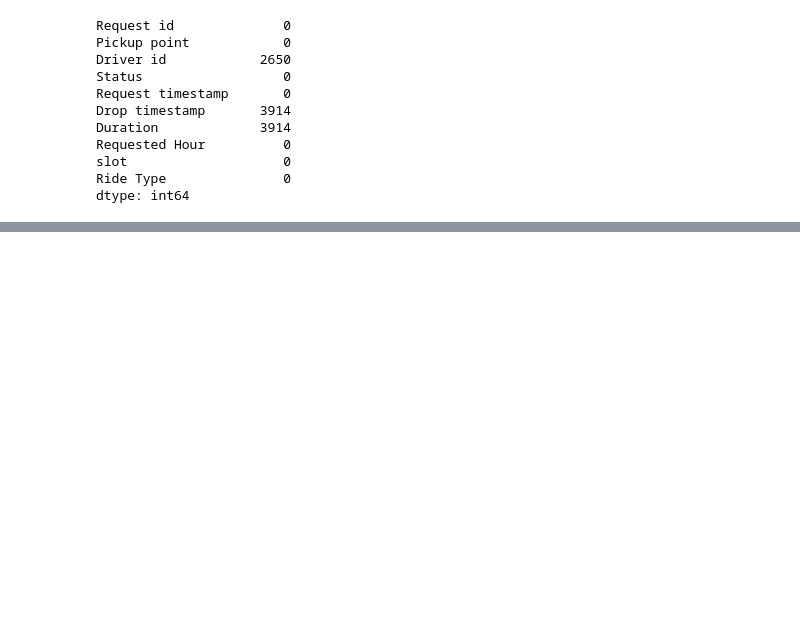
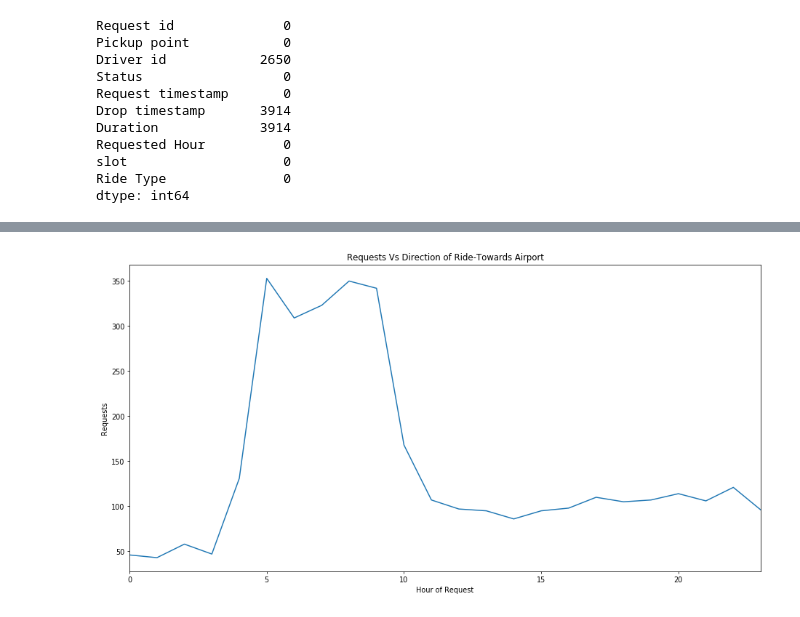
Before and after one commit to gladiatorlearns/PGDDS, a Jupyter notebook: Statistics and Exploratory Data Analytics/Uber Assignment/Uber Supply Demand Gap.ipynb, the cells around one changed output, grey strips where cells are left out. Cells and saved outputs as stored; diff of their text form; code cells hidden in the pictures; blank space fills up the shorter version.

```diff
--- a/Statistics and Exploratory Data Analytics/Uber Assignment/Uber Supply Demand Gap.ipynb
+++ b/Statistics and Exploratory Data Analytics/Uber Assignment/Uber Supply Demand Gap.ipynb
@@ -221,0 +308,13 @@ dtype: int64
+# %%
+# time plot that depicts number of requests from people towards airport over each hour slots.
+plt.figure(figsize=(16, 8),dpi=70)
+# time series plot
+sns.tsplot(uber[uber['Ride Type']=="Towards Airport"].groupby('Requested Hour')['Request id'].count())
+plt.xlabel("Hour of Request")
+plt.ylabel("Requests")
+plt.title("Requests Vs Direction of Ride-Towards Airport")
+plt.show()
+
+#Current visualization shows exactly the peak points of requests, specifically people commuting towards airport
+# %% [output]
+[figure, added]
```
Also changed, not shown: parts of 22 cells of this notebook.
